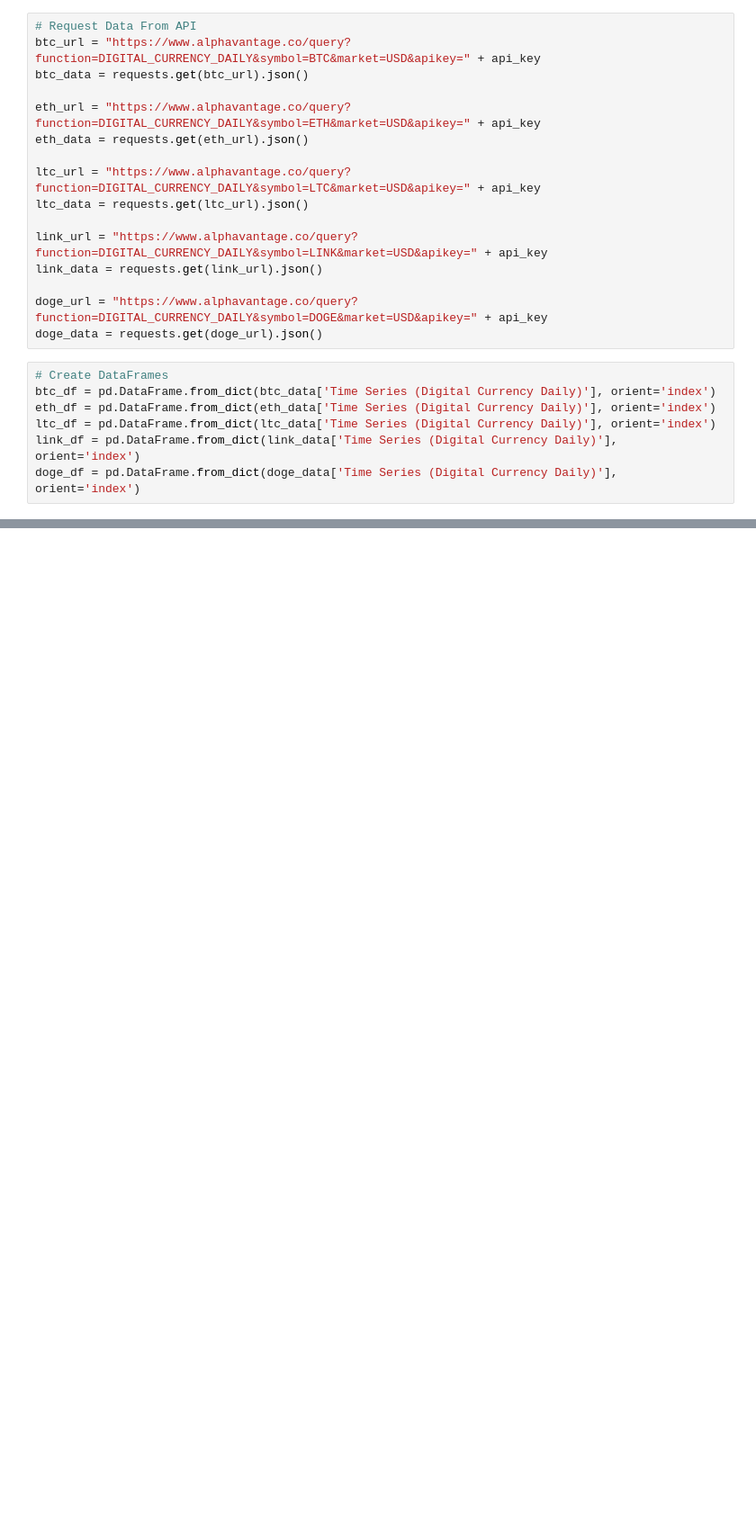
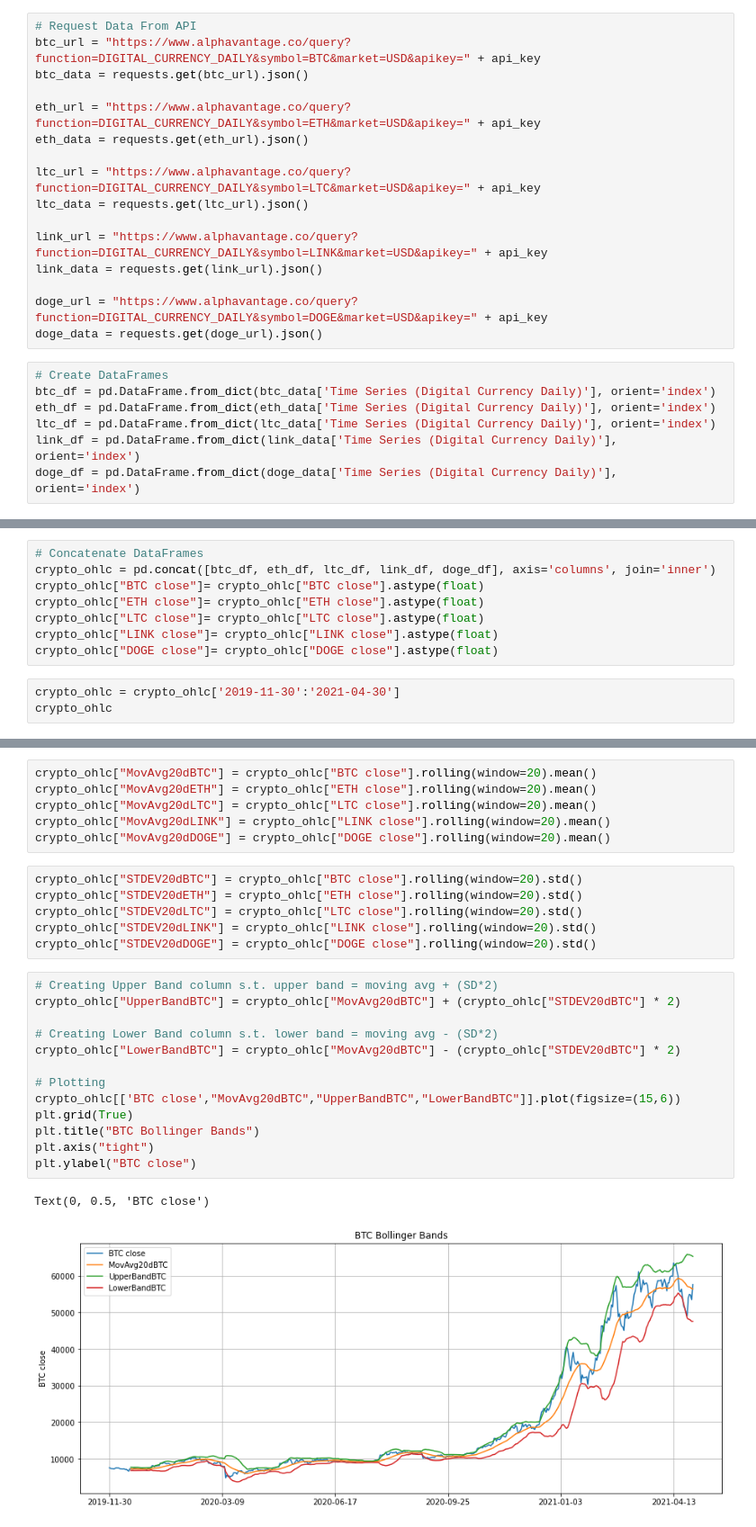
Before and after one commit to ReatoFabio/The-Bollinger-Band-, a Jupyter notebook: fetch_crypto_ohlc.ipynb, the cells around one changed output, grey strips where cells are left out. Shown: that part at 90% size. Drawn from its saved outputs; the diff is of its cells as text; blank space fills up the shorter version.

Commit message:
Crypto Codes and Graphs

```diff
--- a/fetch_crypto_ohlc.ipynb
+++ b/fetch_crypto_ohlc.ipynb
@@ -110,0 +77,11 @@ crypto_ohlc
+# %%
+# Concatenate DataFrames
+crypto_ohlc = pd.concat([btc_df, eth_df, ltc_df, link_df, doge_df], axis='columns', join='inner')
+crypto_ohlc["BTC close"]= crypto_ohlc["BTC close"].astype(float)
+crypto_ohlc["ETH close"]= crypto_ohlc["ETH close"].astype(float)
+crypto_ohlc["LTC close"]= crypto_ohlc["LTC close"].astype(float)
+crypto_ohlc["LINK close"]= crypto_ohlc["LINK close"].astype(float)
+crypto_ohlc["DOGE close"]= crypto_ohlc["DOGE close"].astype(float)
+# %%
+crypto_ohlc = crypto_ohlc['2019-11-30':'2021-04-30']
+crypto_ohlc
@@ -110,0 +102,28 @@ crypto_ohlc
+# %%
+crypto_ohlc["MovAvg20dBTC"] = crypto_ohlc["BTC close"].rolling(window=20).mean()
+crypto_ohlc["MovAvg20dETH"] = crypto_ohlc["ETH close"].rolling(window=20).mean()
+crypto_ohlc["MovAvg20dLTC"] = crypto_ohlc["LTC close"].rolling(window=20).mean()
+crypto_ohlc["MovAvg20dLINK"] = crypto_ohlc["LINK close"].rolling(window=20).mean()
+crypto_ohlc["MovAvg20dDOGE"] = crypto_ohlc["DOGE close"].rolling(window=20).mean()
+# %%
+crypto_ohlc["STDEV20dBTC"] = crypto_ohlc["BTC close"].rolling(window=20).std()
+crypto_ohlc["STDEV20dETH"] = crypto_ohlc["ETH close"].rolling(window=20).std()
+crypto_ohlc["STDEV20dLTC"] = crypto_ohlc["LTC close"].rolling(window=20).std()
+crypto_ohlc["STDEV20dLINK"] = crypto_ohlc["LINK close"].rolling(window=20).std()
+crypto_ohlc["STDEV20dDOGE"] = crypto_ohlc["DOGE close"].rolling(window=20).std()
+# %%
+# Creating Upper Band column s.t. upper band = moving avg + (SD*2)
+crypto_ohlc["UpperBandBTC"] = crypto_ohlc["MovAvg20dBTC"] + (crypto_ohlc["STDEV20dBTC"] * 2)
+
+# Creating Lower Band column s.t. lower band = moving avg - (SD*2)
+crypto_ohlc["LowerBandBTC"] = crypto_ohlc["MovAvg20dBTC"] - (crypto_ohlc["STDEV20dBTC"] * 2)
+
+# Plotting
+crypto_ohlc[['BTC close',"MovAvg20dBTC","UpperBandBTC","LowerBandBTC"]].plot(figsize=(15,6))
+plt.grid(True)
+plt.title("BTC Bollinger Bands")
+plt.axis("tight")
+plt.ylabel("BTC close")
+# %% [output]
+Text(0, 0.5, 'BTC close')
+[figure, added]
```
Also changed, not shown: parts of 11 cells of this notebook, 4 other files.
